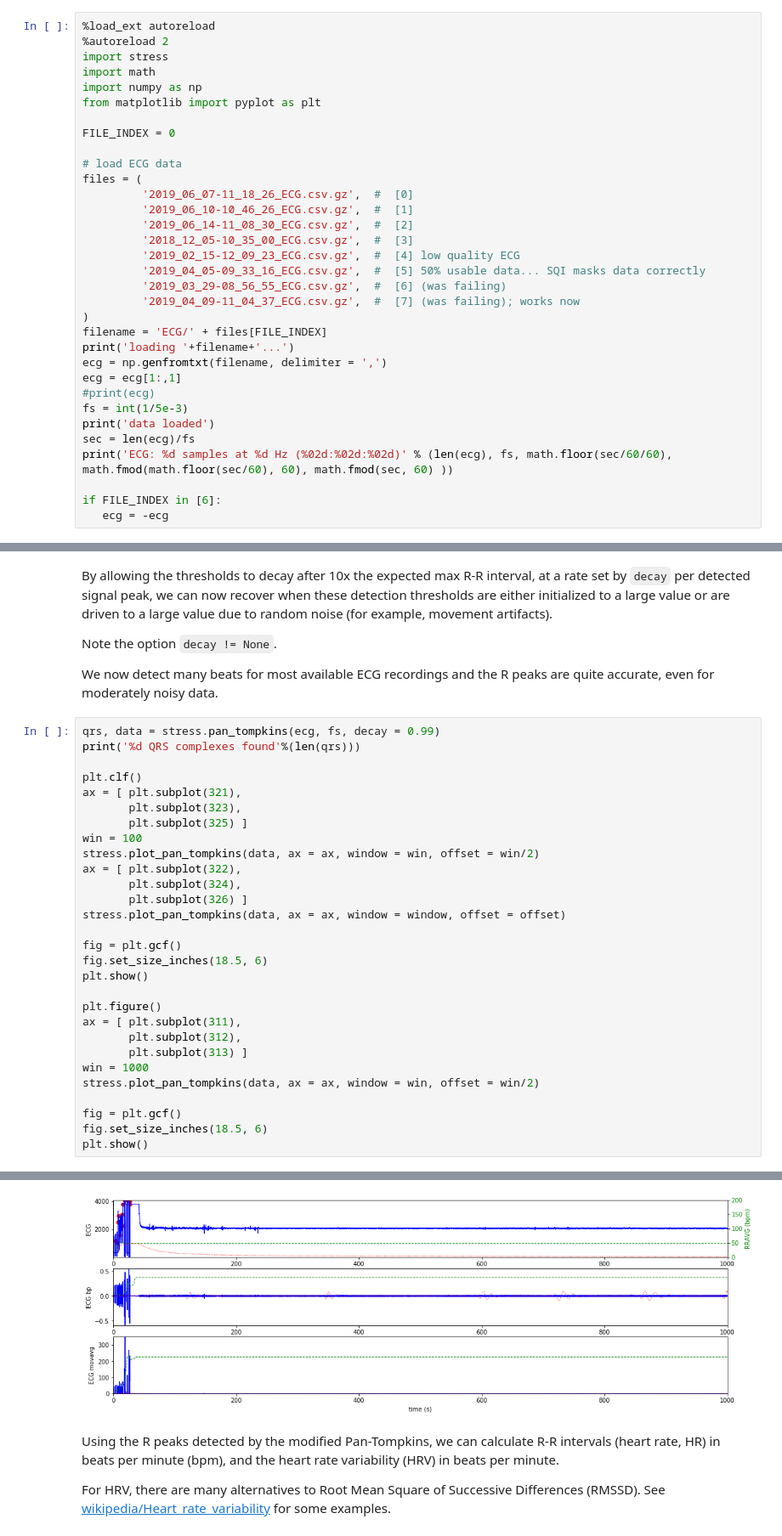
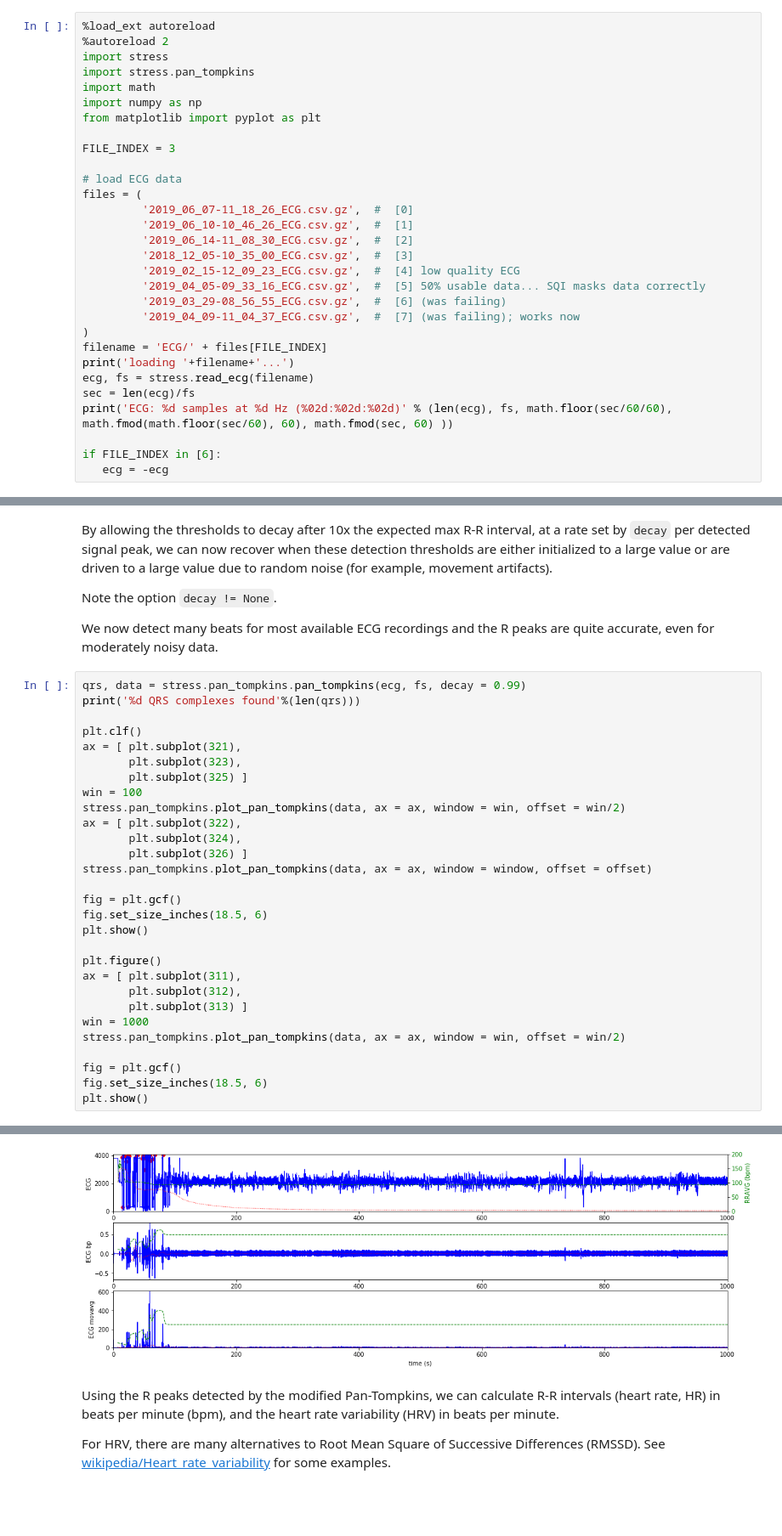
Before and after one commit to boyle/2018-measure-stress, a Jupyter notebook: proc/HRV.ipynb, the cells around one changed output, grey strips where cells are left out. Shown: that part at 85% size. Cells and saved outputs as stored; diff of their text form; blank space fills up the shorter version.

Commit message:
refactor ECG heart rate variability code into the 'stress.ecg' module

```diff
--- a/proc/HRV.ipynb
+++ b/proc/HRV.ipynb
@@ -15,11 +15,12 @@ We flip certain ECG signals that were inverted after visual inspection.
 %load_ext autoreload
 %autoreload 2
 import stress
+import stress.pan_tompkins
 import math
 import numpy as np
 from matplotlib import pyplot as plt
 
-FILE_INDEX = 0
+FILE_INDEX = 3
 
 # load ECG data
 files = (
@@ -34,11 +35,7 @@ files = (
 )
 filename = 'ECG/' + files[FILE_INDEX]
 print('loading '+filename+'...')
-ecg = np.genfromtxt(filename, delimiter = ',')
-ecg = ecg[1:,1]
-#print(ecg)
-fs = int(1/5e-3)
-print('data loaded')
+ecg, fs = stress.read_ecg(filename)
 sec = len(ecg)/fs
 print('ECG: %d samples at %d Hz (%02d:%02d:%02d)' % (len(ecg), fs, math.floor(sec/60/60), math.fmod(math.floor(sec/60), 60), math.fmod(sec, 60) ))
 
@@ -137,7 +118,7 @@ Note the option `decay != None`.
 
 We now detect many beats for most available ECG recordings and the R peaks are quite accurate, even for moderately noisy data.
 # %%
-qrs, data = stress.pan_tompkins(ecg, fs, decay = 0.99)
+qrs, data = stress.pan_tompkins.pan_tompkins(ecg, fs, decay = 0.99)
 print('%d QRS complexes found'%(len(qrs)))
 
 plt.clf()
@@ -145,11 +126,11 @@ ax = [ plt.subplot(321),
        plt.subplot(323),
        plt.subplot(325) ]
 win = 100
-stress.plot_pan_tompkins(data, ax = ax, window = win, offset = win/2)
+stress.pan_tompkins.plot_pan_tompkins(data, ax = ax, window = win, offset = win/2)
 ax = [ plt.subplot(322),
        plt.subplot(324),
        plt.subplot(326) ]
-stress.plot_pan_tompkins(data, ax = ax, window = window, offset = offset)
+stress.pan_tompkins.plot_pan_tompkins(data, ax = ax, window = window, offset = offset)
 
 fig = plt.gcf()
 fig.set_size_inches(18.5, 6)
@@ -160,7 +141,7 @@ ax = [ plt.subplot(311),
        plt.subplot(312),
        plt.subplot(313) ]
 win = 1000
-stress.plot_pan_tompkins(data, ax = ax, window = win, offset = win/2)
+stress.pan_tompkins.plot_pan_tompkins(data, ax = ax, window = win, offset = win/2)
 
 fig = plt.gcf()
 fig.set_size_inches(18.5, 6)
@@ -171,4 +152,4 @@ plt.show()
-[figure, old version]
+[figure, new version]
 # %% [markdown]
 Using the R peaks detected by the modified Pan-Tompkins, we can calculate R-R intervals (heart rate, HR)
 in beats per minute (bpm), and the heart rate variability (HRV) in beats per minute.
```
Also changed, not shown: parts of 9 cells of this notebook, 2 other files.
